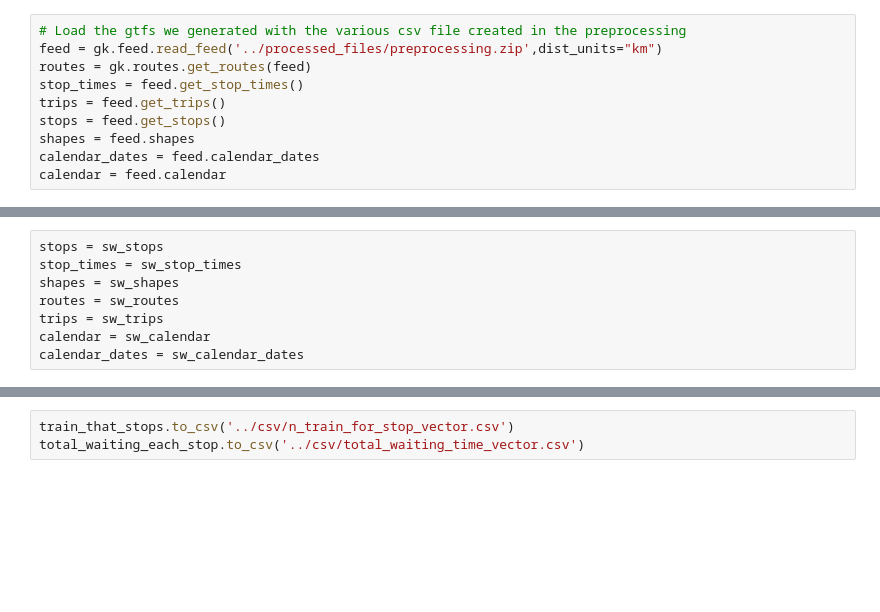
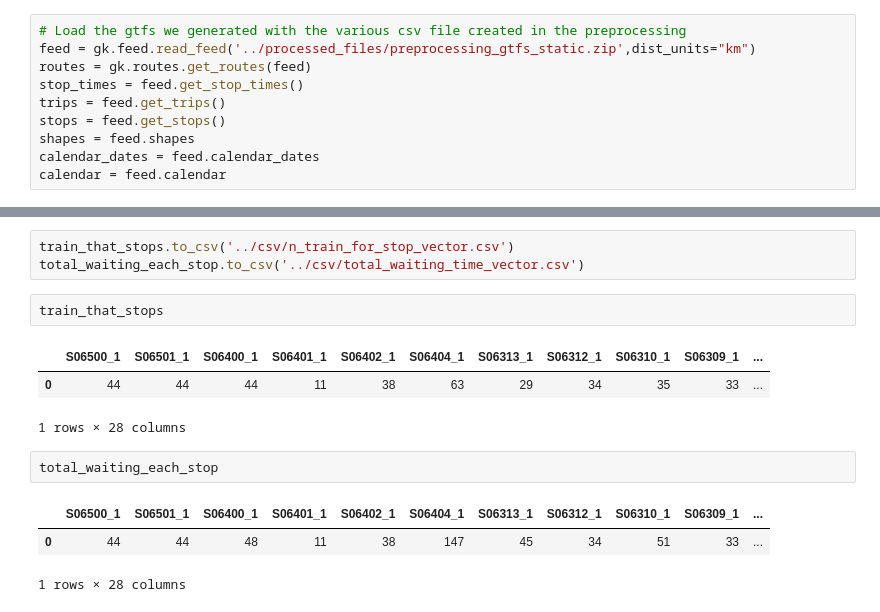
Before and after one commit to gianlucarea/weather-delay, a Jupyter notebook: code/data_analytics.ipynb, the cells around one changed output, grey strips where cells are left out. Drawn from its saved outputs; the diff is of its cells as text; blank space fills up the shorter version.

Commit message:
waiting time

```diff
--- a/code/data_analytics.ipynb
+++ b/code/data_analytics.ipynb
@@ -15,6 +19,6 @@ warnings.simplefilter(action='ignore', category=pd.errors.SettingWithCopyWarning
 # %%
 # Load the gtfs we generated with the various csv file created in the preprocessing
-feed = gk.feed.read_feed('../processed_files/preprocessing.zip',dist_units="km")
+feed = gk.feed.read_feed('../processed_files/preprocessing_gtfs_static.zip',dist_units="km")
 routes = gk.routes.get_routes(feed)
 stop_times = feed.get_stop_times()
 trips = feed.get_trips()
@@ -245,8 +152,0 @@ for stop_id in stop_id_list:
-# %%
-stops = sw_stops
-stop_times = sw_stop_times
-shapes = sw_shapes
-routes = sw_routes
-trips = sw_trips
-calendar = sw_calendar
-calendar_dates = sw_calendar_dates
@@ -421,3 +404,15 @@ for stop_id in stop_ids:
 # %%
 train_that_stops.to_csv('../csv/n_train_for_stop_vector.csv')
 total_waiting_each_stop.to_csv('../csv/total_waiting_time_vector.csv')
+# %%
+train_that_stops
+# %% [output]
+|  | S06500_1 | S06501_1 | S06400_1 | S06401_1 | S06402_1 | S06404_1 | S06313_1 | S06312_1 | S06310_1 | S06309_1 | ... |
+| 0 | 44 | 44 | 44 | 11 | 38 | 63 | 29 | 34 | 35 | 33 | ... |
+1 rows × 28 columns
+# %%
+total_waiting_each_stop
+# %% [output]
+|  | S06500_1 | S06501_1 | S06400_1 | S06401_1 | S06402_1 | S06404_1 | S06313_1 | S06312_1 | S06310_1 | S06309_1 | ... |
+| 0 | 44 | 44 | 48 | 11 | 38 | 147 | 45 | 34 | 51 | 33 | ... |
+1 rows × 28 columns
```
Also changed, not shown: parts of 19 cells of this notebook, 9 other files.
